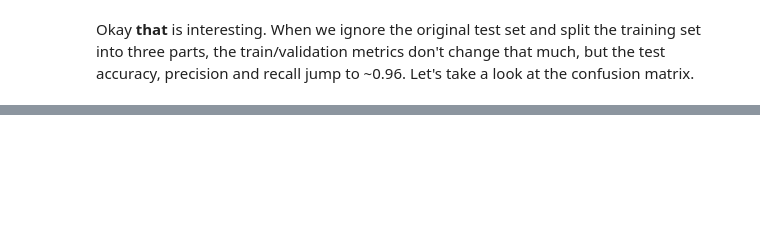
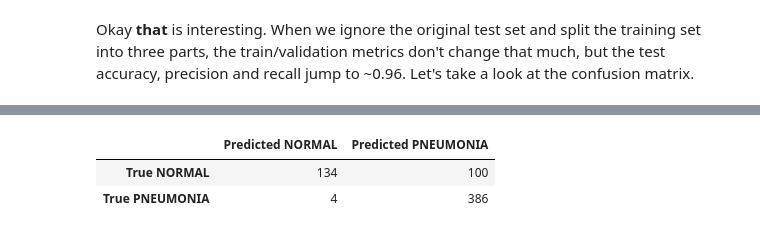
Before and after one commit to michaelSkaro/chest-xray-pneumonia-clasifier, a Jupyter notebook: binary_classification.ipynb, the cells around one changed output, grey strips where cells are left out. Saved outputs shown, nothing was run; the diff lists cells and outputs as text; code cells hidden in the pictures; blank space fills up the shorter version.

```diff
--- a/binary_classification.ipynb
+++ b/binary_classification.ipynb
@@ -315,0 +340,23 @@ The confusion matrix also seems pretty good. Maybe there is mis-labeling in the
+# %%
+pl.seed_everything(42)
+
+dm_augment = PneumoniaDataModule(
+    data_dir,
+    batch_size=256,
+    num_workers=16,
+    augment_minority=True,
+    val_ratio=0.2,
+)
+model_augment = PneumoniaDetector(lr=5e-4)
+logger_augment = TensorBoardLogger(
+    "tb_logs", name="pneumonia_bin_classifier_augment_train"
+)
+trainer_aug_train = pl.Trainer(
+    max_epochs=50,
+    gpus=[2],
+    logger=logger_augment,
+    deterministic=True,
+)
+
+trainer_aug_train.fit(model_augment, dm_augment)
+test_metrics_aug_train = trainer_aug_train.test(datamodule=dm_augment)
@@ -315,0 +398,6 @@ The confusion matrix also seems pretty good. Maybe there is mis-labeling in the
+# %%
+show_confusion_mat(model_augment, dm_augment)
+# %% [output]
+|  | Predicted NORMAL | Predicted PNEUMONIA |
+| True NORMAL | 134 | 100 |
+| True PNEUMONIA | 4 | 386 |
```
Also changed, not shown: parts of 20 cells of this notebook, 5 other files.
